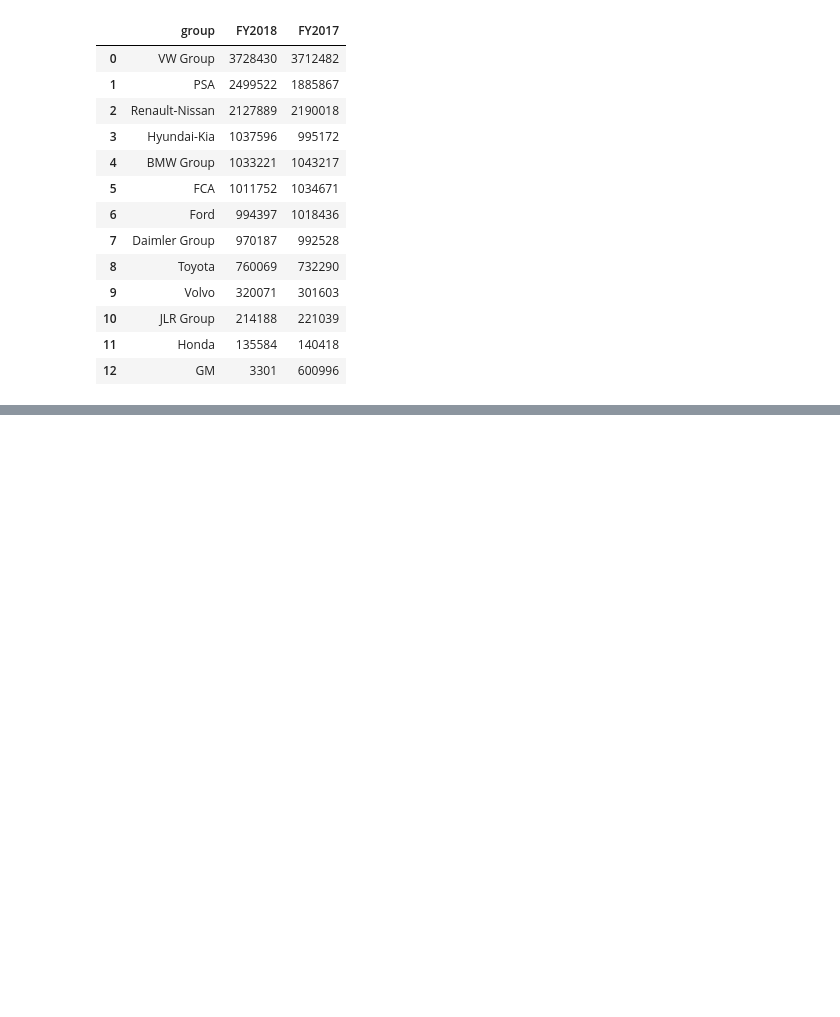
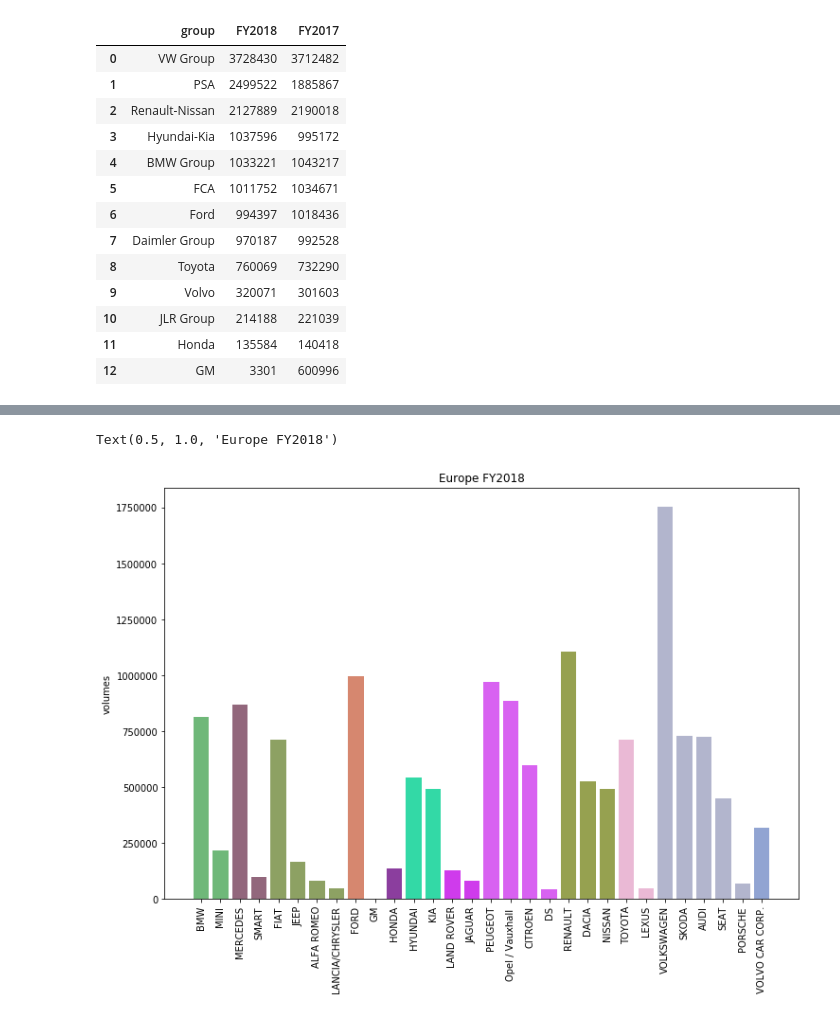
Before and after one commit to nebelgrau77/pandas-wrangling, a Jupyter notebook: scrape_car_volumes.ipynb, the cells around one changed output, grey strips where cells are left out. Cells and saved outputs as stored; diff of their text form; code cells hidden in the pictures; blank space fills up the shorter version.

Commit message:
Add files via upload
added a bar chart with the FY2018 volumes, groups identified by artificially created colors; added comments and removed unnecessary cells

```diff
--- a/scrape_car_volumes.ipynb
+++ b/scrape_car_volumes.ipynb
@@ -286,3 +175,0 @@ for group in grp_test['group'].unique():
-# %%
-for group in grp_test['group'].unique():
-    df.loc[df['group'] == group, 'group FY2017'] = grp_test.loc[grp_test['group'] == group, 'FY2017'].values[0]
@@ -332,0 +185,23 @@ df.sort_values(['group', 'brand'])
+# %%
+# generate 13 random color codes for the groups
+# the same but as list comprehension:
+# making sure values are RGB compatible, with leading zeros
+# random values within a restricted range to avoid very bright or very dark colors
+colorcodes = ['#' + ''.join(['{:02x}'.format(random.randint(50,250)) for _ in range(3)]) for _ in range(13)]
+# %%
+# create a dictionary group:color code
+colormap = dict(zip(df['group'].unique(), colorcodes))
+# %%
+# add a color code to identify groups
+df['groupcolor'] = df['group'].apply(lambda row: colormap[row])
+# %%
+# create a bar chart of the 2018 volumes with each group identified with a different color
+
+fig, ax = plt.subplots(figsize = (12,8))
+ax.bar(df['brand'].unique(), df['FY2018'].values, color = df['groupcolor'])
+ax.set_xticklabels(labels = df['brand'].unique(), rotation = 90)
+ax.set_ylabel('volumes')
+ax.set_title('Europe FY2018')
+# %% [output]
+Text(0.5, 1.0, 'Europe FY2018')
+[figure, added]
```
Also changed, not shown: parts of 32 cells of this notebook.
